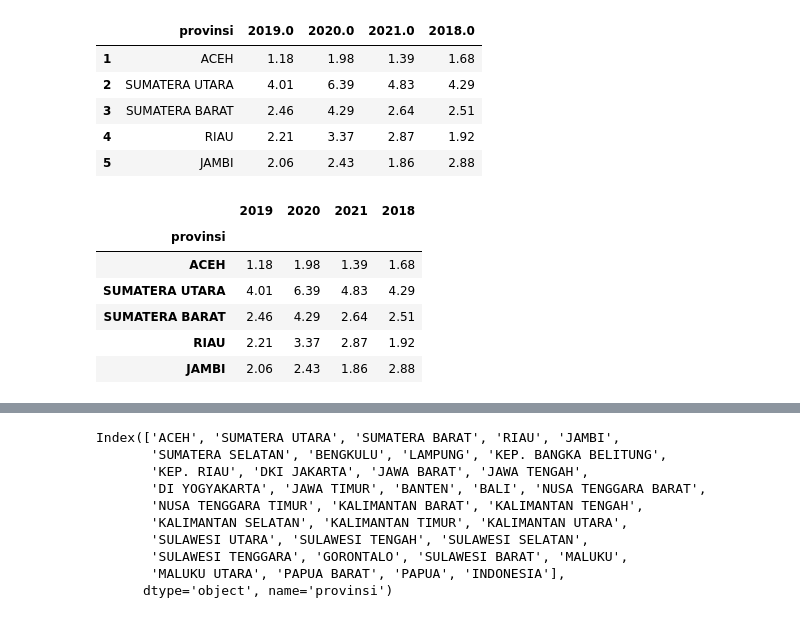
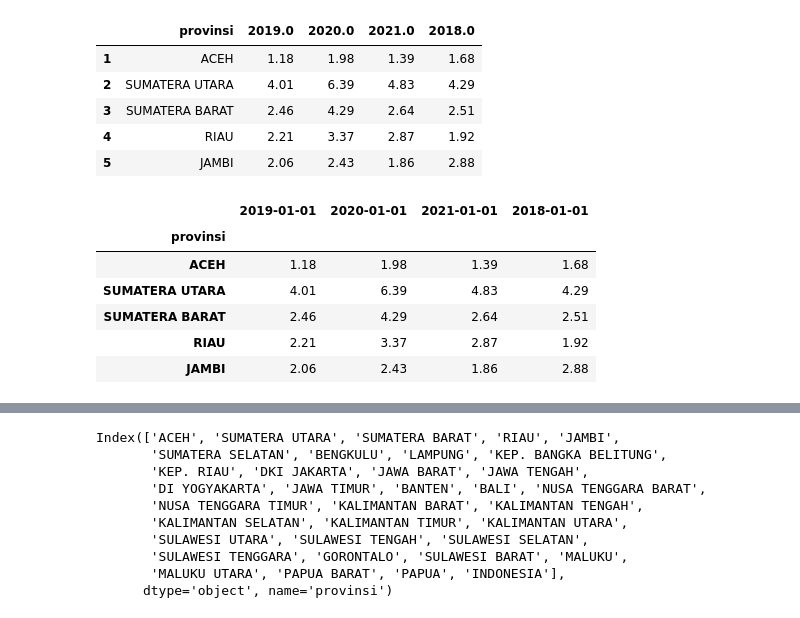
Before and after one commit to edutjie/TETRIS-Data-Analytics, a Jupyter notebook: 5. Capstone Project/main.ipynb, the cells around one changed output, grey strips where cells are left out. Drawn from its saved outputs; the diff is of its cells as text; code cells hidden in the pictures.

```diff
--- a/5. Capstone Project/main.ipynb
+++ b/5. Capstone Project/main.ipynb
@@ -38,10 +38,10 @@ pers_anak_kerja.head()
 | 5 | JAMBI | 2.06 | 2.43 | 1.86 | 2.88 |
 # %%
 pers_anak_kerja.set_index('provinsi', inplace=True)
-pers_anak_kerja.columns = pd.to_datetime(pers_anak_kerja.columns.astype(int).astype(str)).to_period('Y')
+pers_anak_kerja.columns = pd.to_datetime(pers_anak_kerja.columns.astype(int).astype(str))
 pers_anak_kerja.head()
 # %% [output]
-|  | 2019 | 2020 | 2021 | 2018 |
+|  | 2019-01-01 | 2020-01-01 | 2021-01-01 | 2018-01-01 |
 | provinsi |  |  |  |  |
 | ACEH | 1.18 | 1.98 | 1.39 | 1.68 |
 | SUMATERA UTARA | 4.01 | 6.39 | 4.83 | 4.29 |
```
Also changed, not shown: parts of 4 cells of this notebook, 1 other file.
